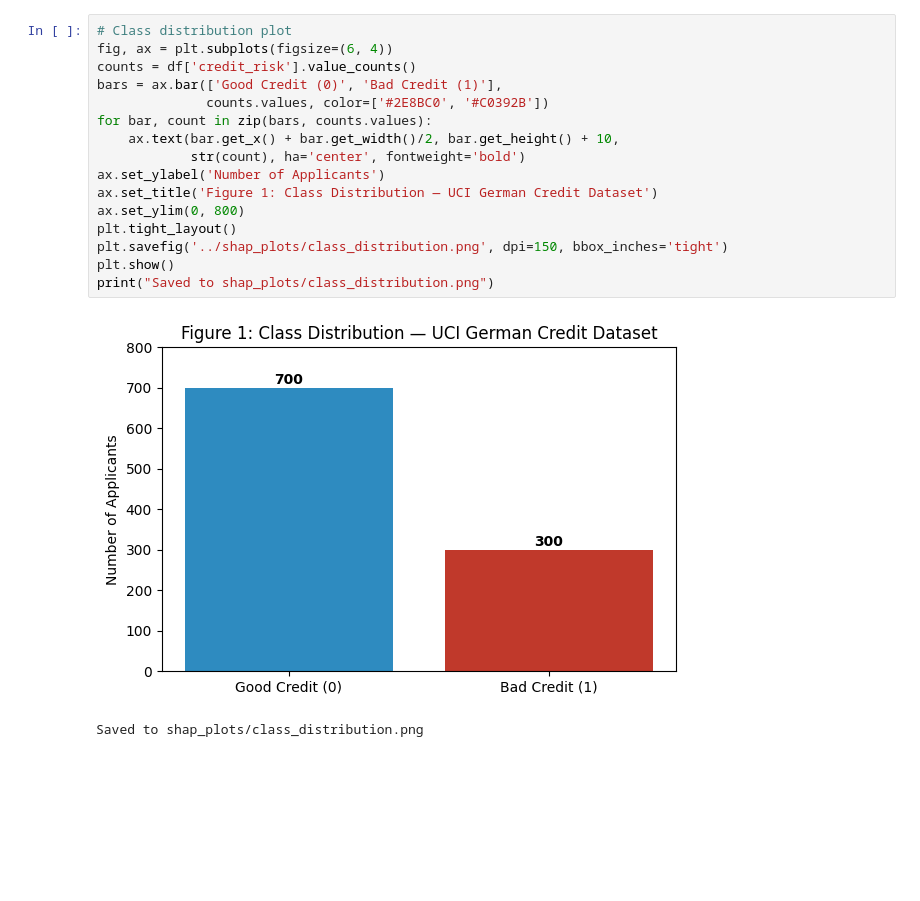
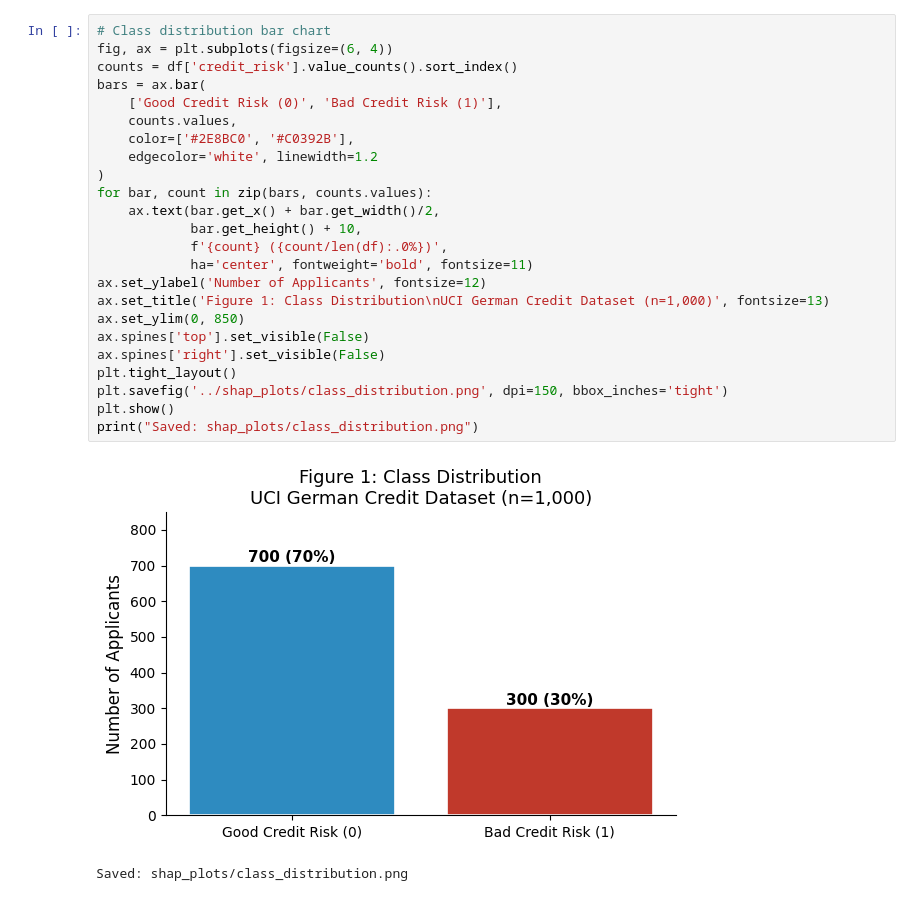
Before and after one commit to Chaitanyalalam17/credit-risk-shap, a Jupyter notebook: notebooks/week4_EDA.ipynb, the cells around one changed output. Cells and saved outputs as stored; diff of their text form; blank space fills up the shorter version.

```diff
--- a/notebooks/week4_EDA.ipynb
+++ b/notebooks/week4_EDA.ipynb
@@ -44,20 +35,28 @@ Name: count, dtype: int64
 # %%
-# Class distribution plot
+# Class distribution bar chart
 fig, ax = plt.subplots(figsize=(6, 4))
-counts = df['credit_risk'].value_counts()
-bars = ax.bar(['Good Credit (0)', 'Bad Credit (1)'],
-              counts.values, color=['#2E8BC0', '#C0392B'])
+counts = df['credit_risk'].value_counts().sort_index()
+bars = ax.bar(
+    ['Good Credit Risk (0)', 'Bad Credit Risk (1)'],
+    counts.values,
+    color=['#2E8BC0', '#C0392B'],
+    edgecolor='white', linewidth=1.2
+)
 for bar, count in zip(bars, counts.values):
-    ax.text(bar.get_x() + bar.get_width()/2, bar.get_height() + 10,
-            str(count), ha='center', fontweight='bold')
-ax.set_ylabel('Number of Applicants')
-ax.set_title('Figure 1: Class Distribution — UCI German Credit Dataset')
-ax.set_ylim(0, 800)
+    ax.text(bar.get_x() + bar.get_width()/2,
+            bar.get_height() + 10,
+            f'{count} ({count/len(df):.0%})',
+            ha='center', fontweight='bold', fontsize=11)
+ax.set_ylabel('Number of Applicants', fontsize=12)
+ax.set_title('Figure 1: Class Distribution\nUCI German Credit Dataset (n=1,000)', fontsize=13)
+ax.set_ylim(0, 850)
+ax.spines['top'].set_visible(False)
+ax.spines['right'].set_visible(False)
 plt.tight_layout()
 plt.savefig('../shap_plots/class_distribution.png', dpi=150, bbox_inches='tight')
 plt.show()
-print("Saved to shap_plots/class_distribution.png")
+print("Saved: shap_plots/class_distribution.png")
 # %% [output]
-[figure, old version]
+[figure, new version]
-Saved to shap_plots/class_distribution.png
+Saved: shap_plots/class_distribution.png
 # %%
```
Also changed, not shown: parts of 6 cells of this notebook, 18 other files.
